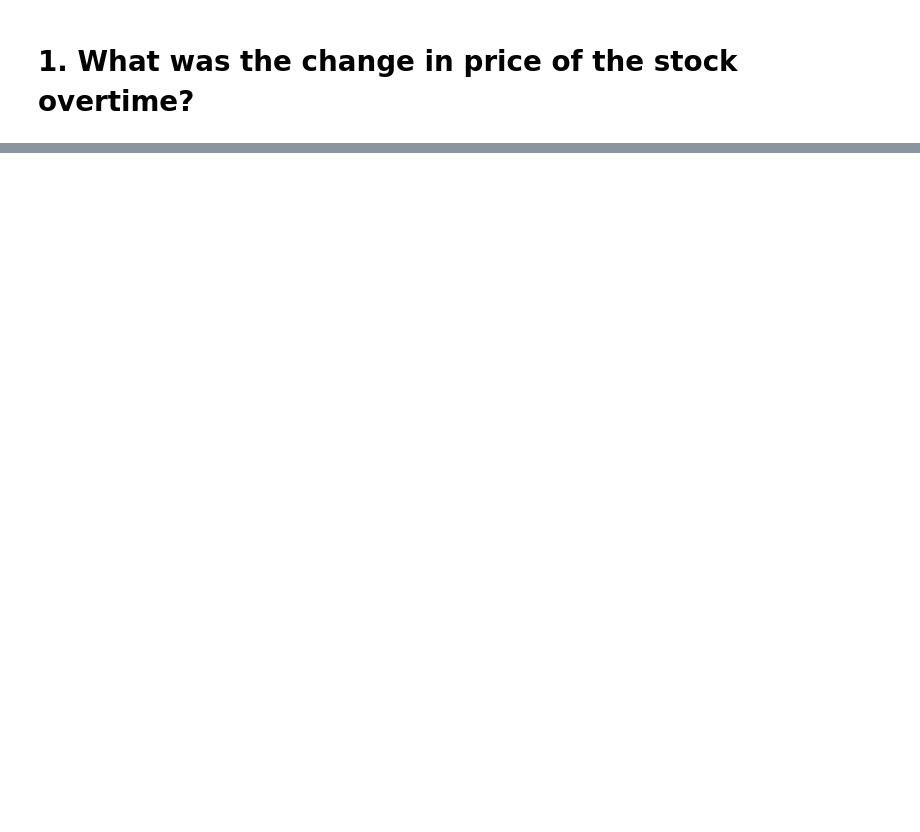
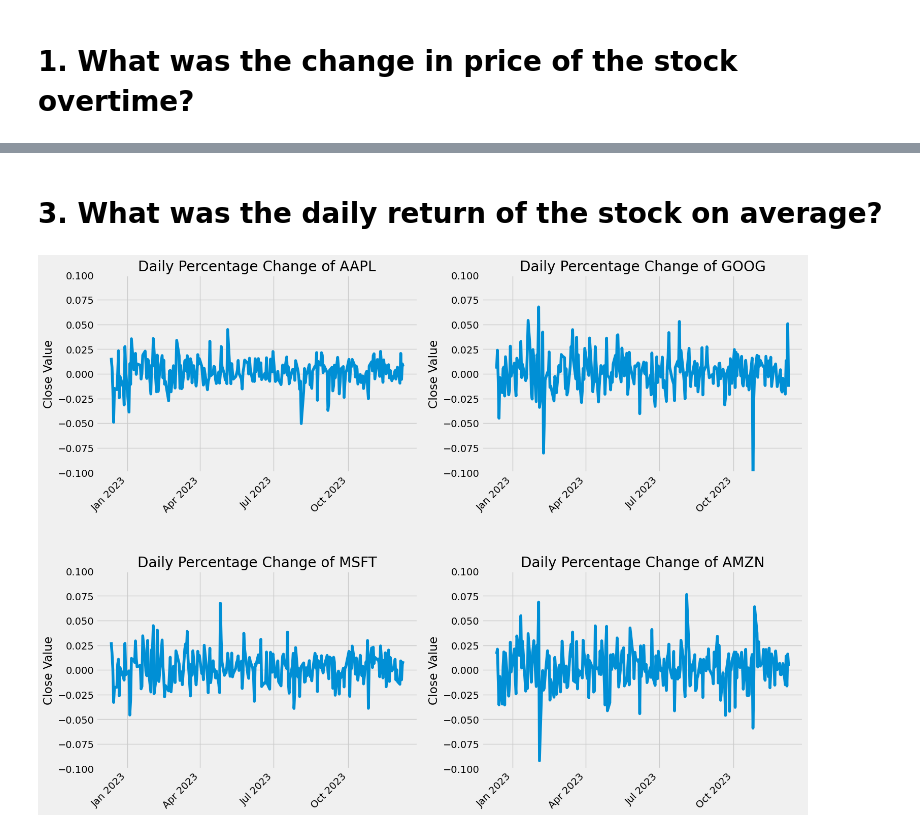
Before and after one commit to danjelito/stock-market-sql, a Jupyter notebook: main.ipynb, the cells around one changed output, grey strips where cells are left out. Saved outputs shown, nothing was run; the diff lists cells and outputs as text; code cells hidden in the pictures; blank space fills up the shorter version.

```diff
--- a/main.ipynb
+++ b/main.ipynb
@@ -80,0 +124,35 @@ plt.show()
+# %% [markdown]
+# 3. What was the daily return of the stock on average?
+# %%
+plt.figure(figsize=(16, 12))
+
+for i, company in enumerate(tech_list, 1):
+
+    ax = plt.subplot(2, 2, i)
+
+    data = sqldf(f"""
+    SELECT
+        date,
+        (adj_close - LAG(adj_close) OVER (ORDER BY date ASC)) / adj_close AS pct_change
+    FROM df
+        WHERE company_name = '{company}'
+    """)
+    data["date"] = pd.to_datetime(data["date"])
+    data = data.set_index("date")
+    sns.lineplot(data)
+
+    # format x-axis ticks
+    plt.gca().xaxis.set_major_locator(mdates.MonthLocator(interval=3))
+    plt.gca().xaxis.set_major_formatter(mdates.DateFormatter('%b %Y'))
+    plt.xticks(rotation=45, ha='right')
+
+    plt.title(f"Daily Percentage Change of {company}")
+    plt.xlabel('')
+    plt.ylabel('Close Value')
+    ax.get_legend().remove()
+    ax.set_ylim((-0.1, 0.1))
+
+plt.subplots_adjust(hspace=0.5)
+plt.show()
+# %% [output]
+[figure, added]
```
Also changed, not shown: parts of 7 cells of this notebook.
